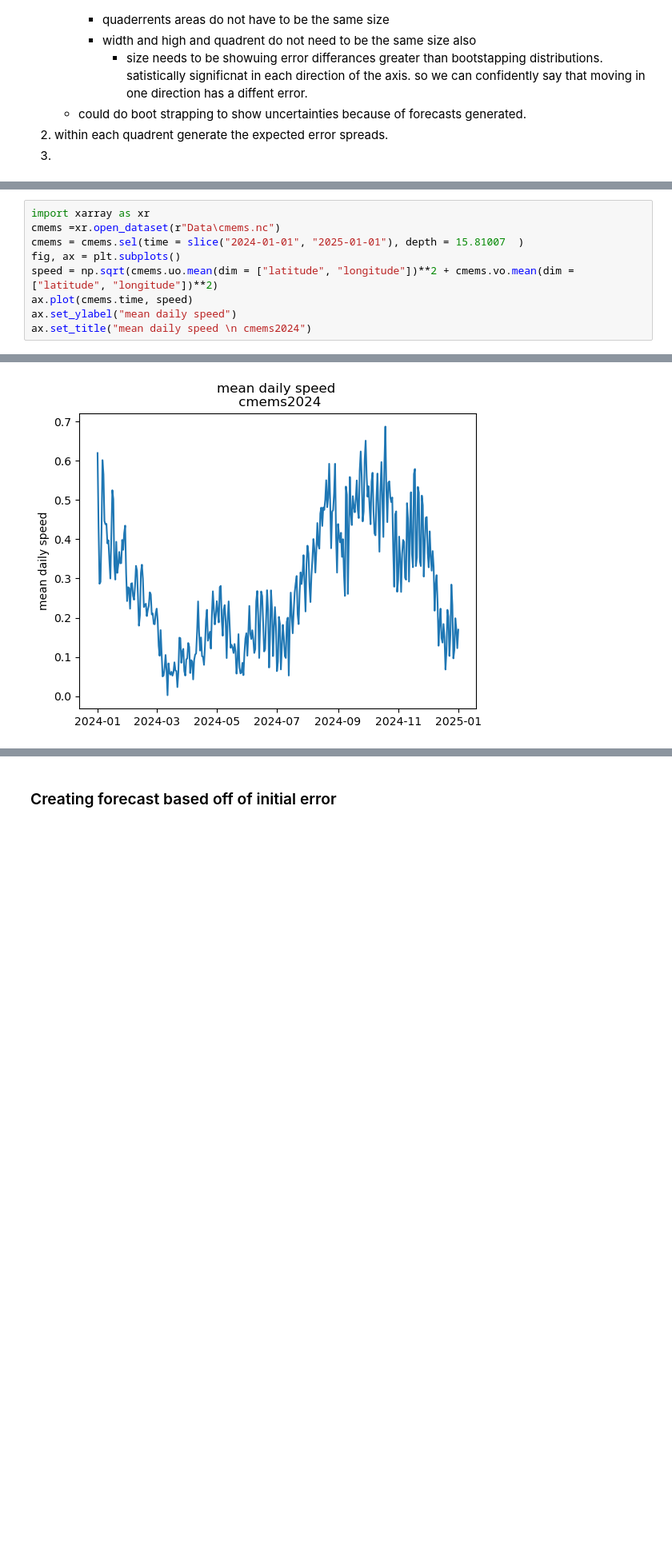
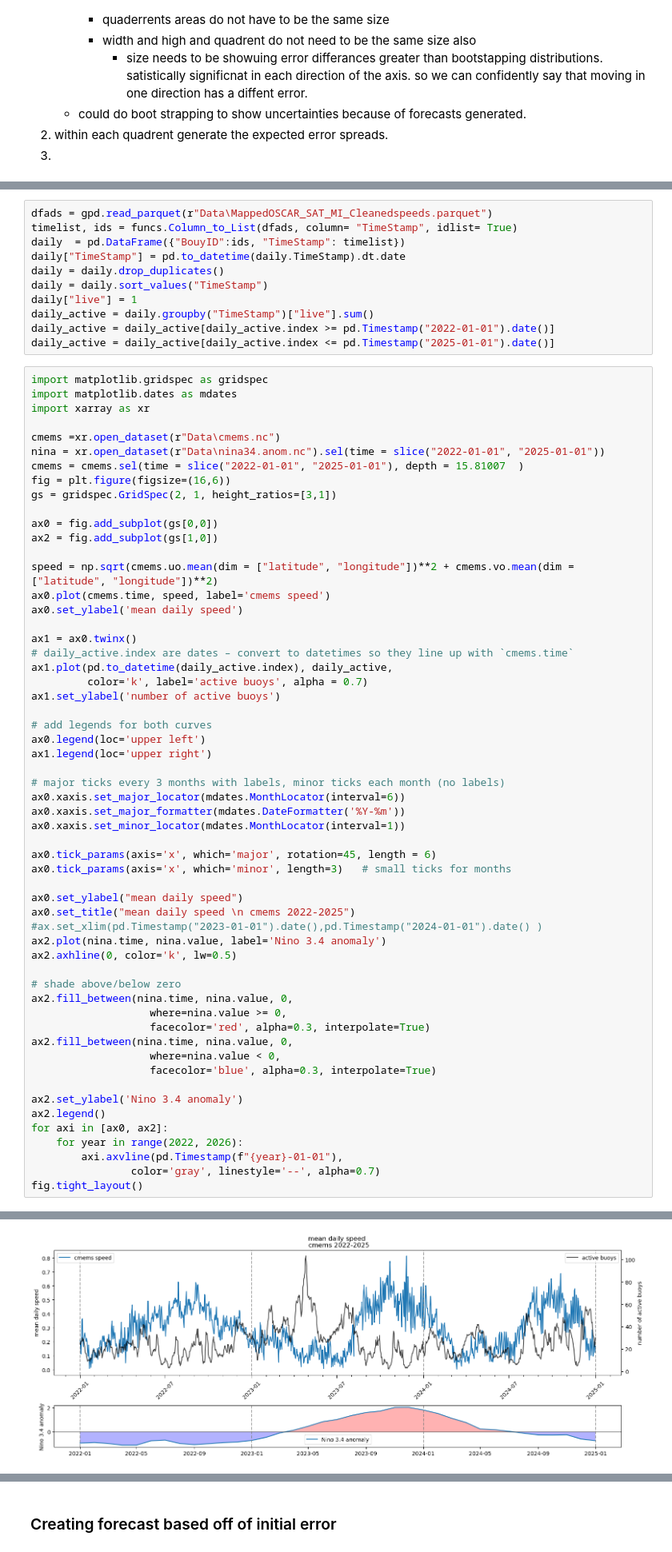
Before and after one commit to Colin-zerfass/fate-core, a Jupyter notebook: Code/forecast_errors_inital_mapping.ipynb, the cells around one changed output, grey strips where cells are left out. Shown at 80% size. Drawn from its saved outputs; the diff is of its cells as text; blank space fills up the shorter version.

```diff
--- a/Code/forecast_errors_inital_mapping.ipynb
+++ b/Code/forecast_errors_inital_mapping.ipynb
@@ -563,10 +635,69 @@ Error:
+# %%
+dfads = gpd.read_parquet(r"Data\MappedOSCAR_SAT_MI_Cleanedspeeds.parquet")
+timelist, ids = funcs.Column_to_List(dfads, column= "TimeStamp", idlist= True)
+daily  = pd.DataFrame({"BouyID":ids, "TimeStamp": timelist})
+daily["TimeStamp"] = pd.to_datetime(daily.TimeStamp).dt.date
+daily = daily.drop_duplicates()
+daily = daily.sort_values("TimeStamp")
+daily["live"] = 1
+daily_active = daily.groupby("TimeStamp")["live"].sum()
+daily_active = daily_active[daily_active.index >= pd.Timestamp("2022-01-01").date()]
+daily_active = daily_active[daily_active.index <= pd.Timestamp("2025-01-01").date()]
 # %%
+import matplotlib.gridspec as gridspec
+import matplotlib.dates as mdates
 import xarray as xr
+
 cmems =xr.open_dataset(r"Data\cmems.nc")
-cmems = cmems.sel(time = slice("2024-01-01", "2025-01-01"), depth = 15.81007  )
-fig, ax = plt.subplots()
+nina = xr.open_dataset(r"Data\nina34.anom.nc").sel(time = slice("2022-01-01", "2025-01-01"))
+cmems = cmems.sel(time = slice("2022-01-01", "2025-01-01"), depth = 15.81007  )
+fig = plt.figure(figsize=(16,6))
+gs = gridspec.GridSpec(2, 1, height_ratios=[3,1])
+
+ax0 = fig.add_subplot(gs[0,0])
+ax2 = fig.add_subplot(gs[1,0])
+
 speed = np.sqrt(cmems.uo.mean(dim = ["latitude", "longitude"])**2 + cmems.vo.mean(dim = ["latitude", "longitude"])**2)
-ax.plot(cmems.time, speed)
-ax.set_ylabel("mean daily speed")
-ax.set_title("mean daily speed \n cmems2024")
+ax0.plot(cmems.time, speed, label='cmems speed')
+ax0.set_ylabel('mean daily speed')
+
+ax1 = ax0.twinx()
+# daily_active.index are dates – convert to datetimes so they line up with `cmems.time`
+ax1.plot(pd.to_datetime(daily_active.index), daily_active,
+         color='k', label='active buoys', alpha = 0.7)
+ax1.set_ylabel('number of active buoys')
+
+# add legends for both curves
+ax0.legend(loc='upper left')
+ax1.legend(loc='upper right')
+
+# major ticks every 3 months with labels, minor ticks each month (no labels)
+ax0.xaxis.set_major_locator(mdates.MonthLocator(interval=6))
+ax0.xaxis.set_major_formatter(mdates.DateFormatter('%Y-%m'))
+ax0.xaxis.set_minor_locator(mdates.MonthLocator(interval=1))
+
+ax0.tick_params(axis='x', which='major', rotation=45, length = 6)
+ax0.tick_params(axis='x', which='minor', length=3)   # small ticks for months
+
+ax0.set_ylabel("mean daily speed")
+ax0.set_title("mean daily speed \n cmems 2022-2025")
+#ax.set_xlim(pd.Timestamp("2023-01-01").date(),pd.Timestamp("2024-01-01").date() )
+ax2.plot(nina.time, nina.value, label='Nino 3.4 anomaly')
+ax2.axhline(0, color='k', lw=0.5)
+
+# shade above/below zero
+ax2.fill_between(nina.time, nina.value, 0,
+                   where=nina.value >= 0,
+                   facecolor='red', alpha=0.3, interpolate=True)
+ax2.fill_between(nina.time, nina.value, 0,
+                   where=nina.value < 0,
+                   facecolor='blue', alpha=0.3, interpolate=True)
+
+ax2.set_ylabel('Nino 3.4 anomaly')
+ax2.legend()
+for axi in [ax0, ax2]:
+    for year in range(2022, 2026):
+        axi.axvline(pd.Timestamp(f"{year}-01-01"),
+                color='gray', linestyle='--', alpha=0.7)
+fig.tight_layout()
 # %% [output]
@@ -574 +704 @@ Text(0.5, 1.0, 'mean daily speed \n cmems2024')
-[figure, old version]
+[figure, new version]
```
Also changed, not shown: parts of 48 cells of this notebook, 1 other file.
